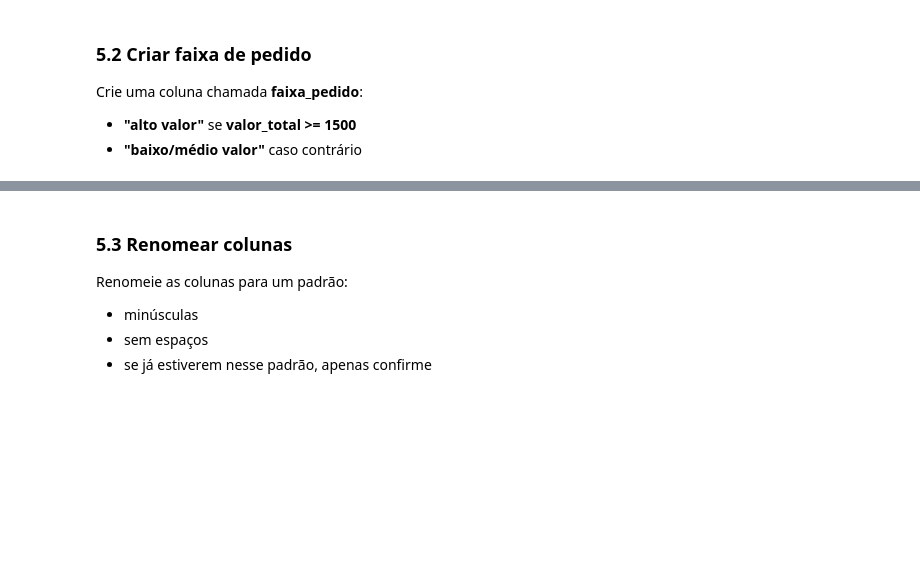
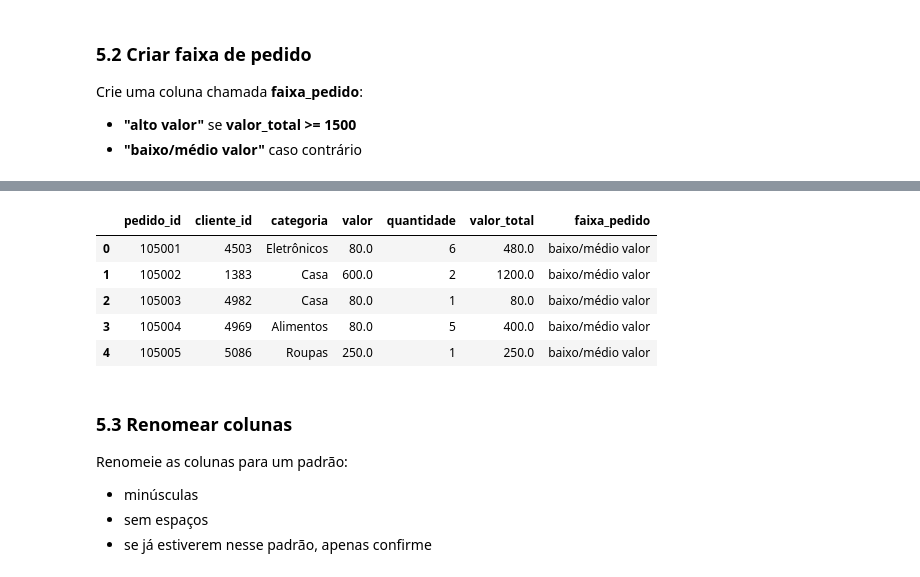
Before and after one commit to Somutt/revisao_py, a Jupyter notebook: 02_data_analysis/pandas_ecommerce.ipynb, the cells around one changed output, grey strips where cells are left out. Cells and saved outputs as stored; diff of their text form; code cells hidden in the pictures; blank space fills up the shorter version.

```diff
--- a/02_data_analysis/pandas_ecommerce.ipynb
+++ b/02_data_analysis/pandas_ecommerce.ipynb
@@ -1037,0 +1047,4 @@ pedidos_df.loc[pedidos_ord.index]
+# %%
+lote_2_df['valor_total'] = lote_2_df['valor'] * lote_2_df['quantidade']
+
+lote_2_df[['valor', 'quantidade', 'valor_total']].head()
@@ -1047,3 +1088,16 @@ Crie uma coluna chamada **faixa_pedido**:
+# %%
+lote_2_df['faixa_pedido'] = 'alto valor'
+baixo_valor_l2 = lote_2_df['valor_total'] < 1500
+lote_2_df.loc[baixo_valor_l2, 'faixa_pedido'] = 'baixo/médio valor'
+
+lote_2_df[baixo_valor_l2].head()
+# %% [output]
+|  | pedido_id | cliente_id | categoria | valor | quantidade | valor_total | faixa_pedido |
+| 0 | 105001 | 4503 | Eletrônicos | 80.0 | 6 | 480.0 | baixo/médio valor |
+| 1 | 105002 | 1383 | Casa | 600.0 | 2 | 1200.0 | baixo/médio valor |
+| 2 | 105003 | 4982 | Casa | 80.0 | 1 | 80.0 | baixo/médio valor |
+| 3 | 105004 | 4969 | Alimentos | 80.0 | 5 | 400.0 | baixo/médio valor |
+| 4 | 105005 | 5086 | Roupas | 250.0 | 1 | 250.0 | baixo/médio valor |
 # %% [markdown]
 ### 5.3 Renomear colunas
 
```
Also changed, not shown: parts of 4 cells of this notebook.
